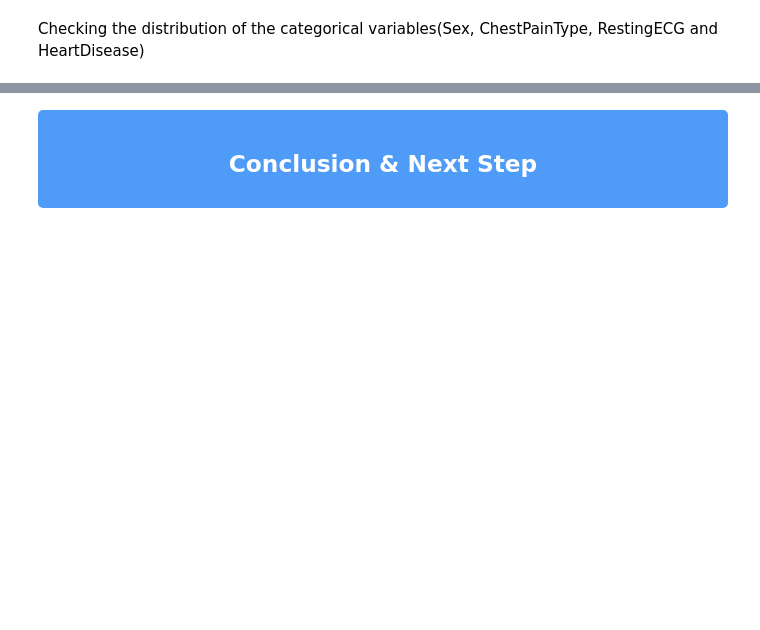
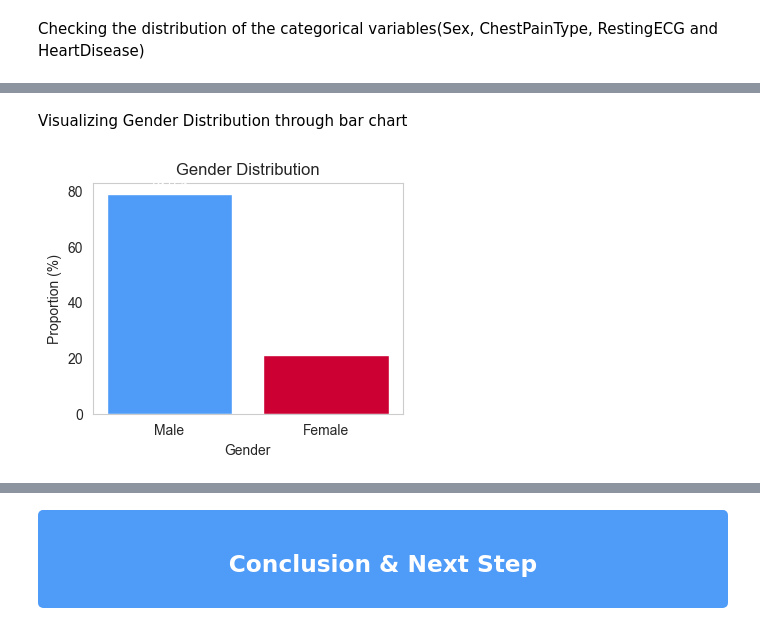
Before and after one commit to Iqra-qbl/Heart-Failure-Risk-Analysis, a Jupyter notebook: jupyter_notebooks/2. Data Visualisations.ipynb, the cells around one changed output, grey strips where cells are left out. Saved outputs shown, nothing was run; the diff lists cells and outputs as text; code cells hidden in the pictures; blank space fills up the shorter version.

```diff
--- a/jupyter_notebooks/2. Data Visualisations.ipynb
+++ b/jupyter_notebooks/2. Data Visualisations.ipynb
@@ -638,0 +297,24 @@ df.to_csv("Outputs\cleaned_heartdataset.csv", index=False)
+# %% [markdown]
+ Visualizing Gender Distribution through bar chart
+# %%
+# Calculate the gender distribution in percentage
+gender_dist = df['Sex_M'].value_counts(normalize=True) * 100
+gender_dist.index = ['Male', 'Female']
+gender_dist = gender_dist.round(1)  # Round to one decimal place
+
+# Plot the gender distribution
+plt.figure(figsize=(4, 3))
+plt.bar(gender_dist.index, gender_dist.values, color=['#4e9bf8', '#CC0033'])
+plt.title('Gender Distribution')
+plt.xlabel('Gender')
+plt.ylabel('Proportion (%)')
+plt.xticks(rotation=0)
+plt.grid(False)  # Remove gridlines
+
+# Add text labels on the bars
+for i, value in enumerate(gender_dist.values):
+    plt.text(i, value + 1, f'{value}%', ha='center', va='bottom', color='white')
+
+plt.show()
+# %% [output]
+[figure, added]
```
Also changed, not shown: parts of 83 cells of this notebook, 3 other files.
